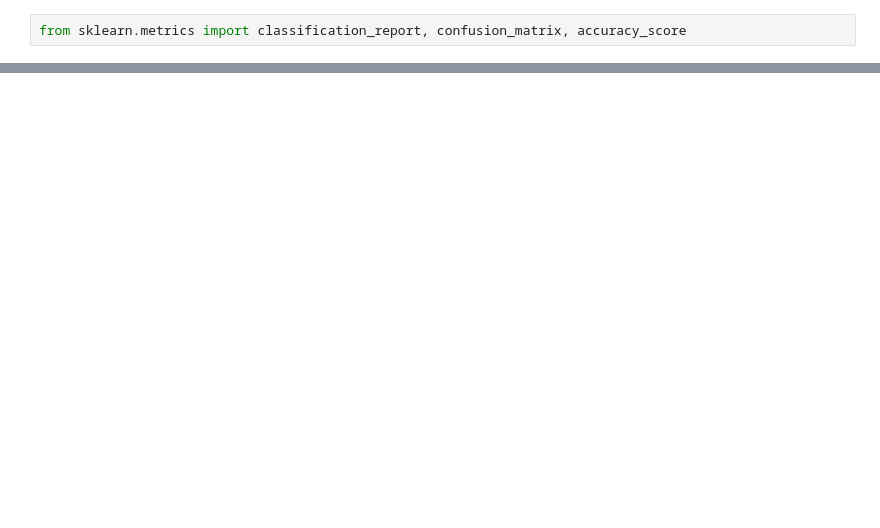
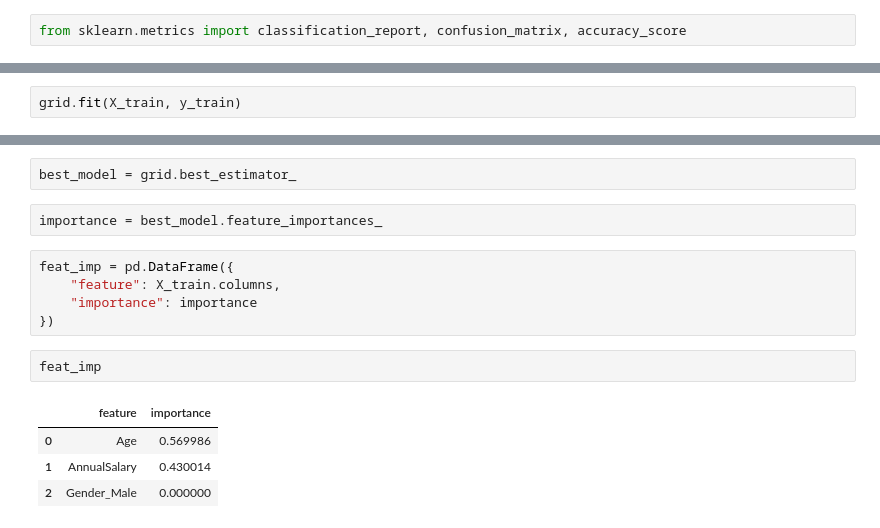
Before and after one commit to fatihsavaskurt/ML, a Jupyter notebook: car_purchase.ipynb, the cells around one changed output, grey strips where cells are left out. Drawn from its saved outputs; the diff is of its cells as text; blank space fills up the shorter version.

```diff
--- a/car_purchase.ipynb
+++ b/car_purchase.ipynb
@@ -151,0 +280,2 @@ model.score(X_test, y_test)
+# %%
+grid.fit(X_train, y_train)
@@ -151,0 +360,16 @@ model.score(X_test, y_test)
+# %%
+best_model = grid.best_estimator_
+# %%
+importance = best_model.feature_importances_
+# %%
+feat_imp = pd.DataFrame({
+    "feature": X_train.columns,
+    "importance": importance
+})
+# %%
+feat_imp
+# %% [output]
+|  | feature | importance |
+| 0 | Age | 0.569986 |
+| 1 | AnnualSalary | 0.430014 |
+| 2 | Gender_Male | 0.000000 |
```
Also changed, not shown: parts of 22 cells of this notebook.
